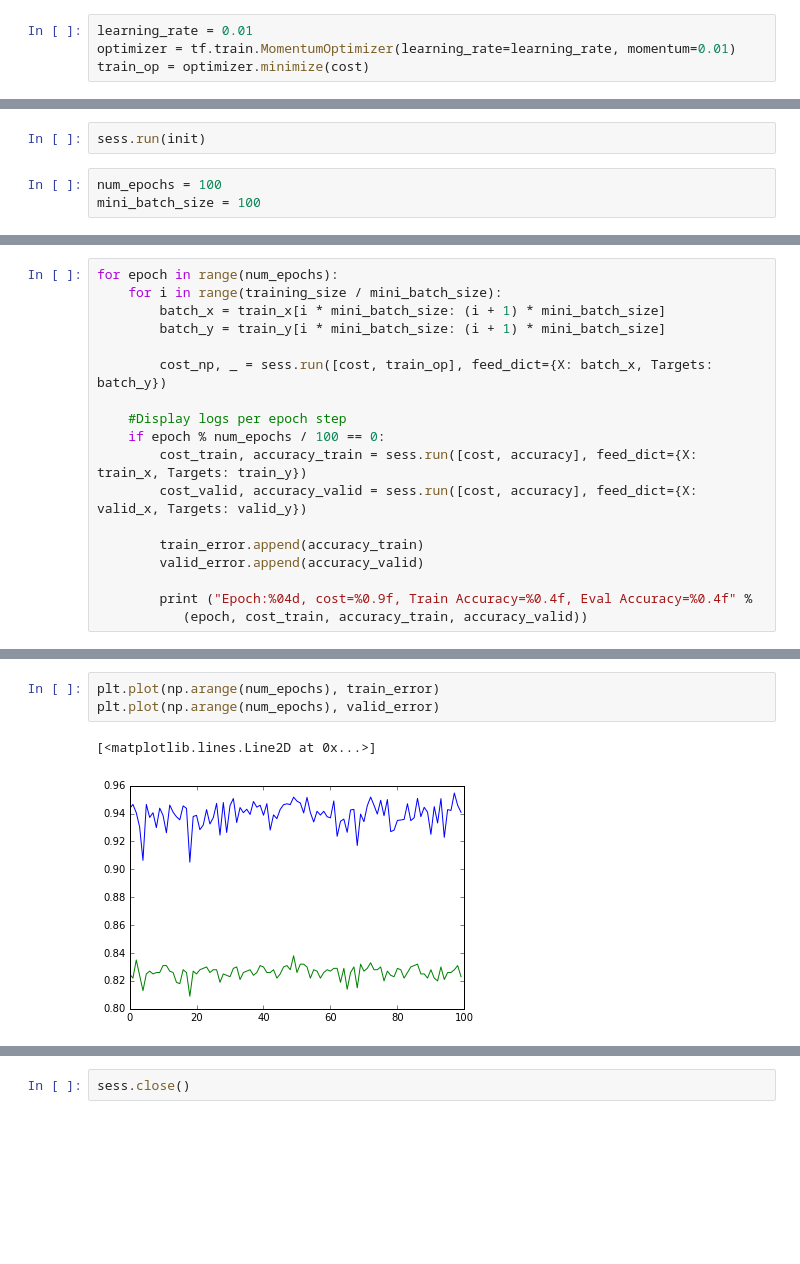
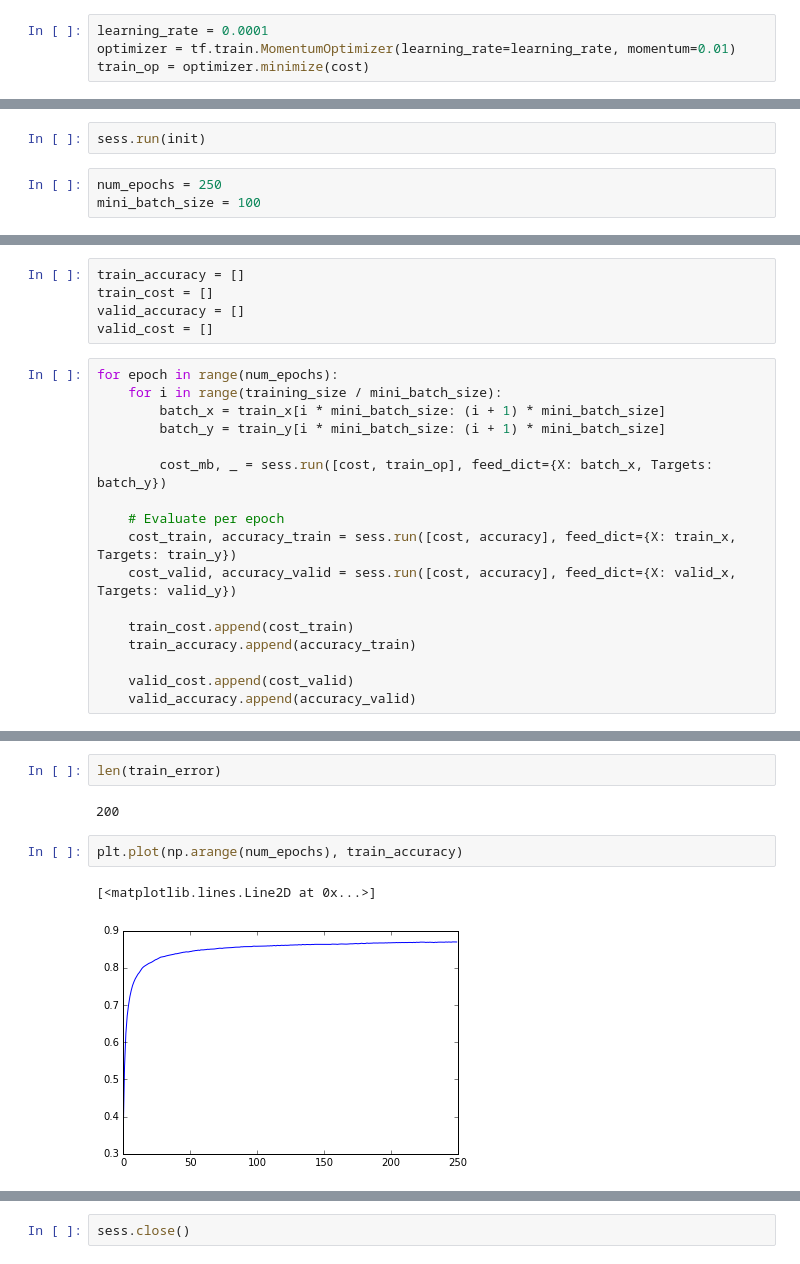
Before and after one commit to bkotzz/ece521, a Jupyter notebook: a2.ipynb, the cells around one changed output, grey strips where cells are left out. Cells and saved outputs as stored; diff of their text form; blank space fills up the shorter version.

```diff
--- a/a2.ipynb
+++ b/a2.ipynb
@@ -154,7 +156,7 @@ TensorShape([Dimension(None), Dimension(10)])
 cost_batch = tf.nn.softmax_cross_entropy_with_logits(logits=logits, labels=Targets)
 cost = tf.reduce_mean(cost_batch)
 # %%
-learning_rate = 0.01
+learning_rate = 0.0001
 optimizer = tf.train.MomentumOptimizer(learning_rate=learning_rate, momentum=0.01)
 train_op = optimizer.minimize(cost)
 # %%
@@ -167,5 +173,5 @@ init = tf.initialize_all_variables()
 # %%
 sess.run(init)
 # %%
-num_epochs = 100
+num_epochs = 250
 mini_batch_size = 100
@@ -175,18 +178,22 @@ valid_error = []
+# %%
+train_accuracy = []
+train_cost = []
+valid_accuracy = []
+valid_cost = []
 # %%
 for epoch in range(num_epochs):
     for i in range(training_size / mini_batch_size):
         batch_x = train_x[i * mini_batch_size: (i + 1) * mini_batch_size]
         batch_y = train_y[i * mini_batch_size: (i + 1) * mini_batch_size]
 
-        cost_np, _ = sess.run([cost, train_op], feed_dict={X: batch_x, Targets: batch_y})
+        cost_mb, _ = sess.run([cost, train_op], feed_dict={X: batch_x, Targets: batch_y})
 
-    #Display logs per epoch step
-    if epoch % num_epochs / 100 == 0:
-        cost_train, accuracy_train = sess.run([cost, accuracy], feed_dict={X: train_x, Targets: train_y})
-        cost_valid, accuracy_valid = sess.run([cost, accuracy], feed_dict={X: valid_x, Targets: valid_y})
+    # Evaluate per epoch
+    cost_train, accuracy_train = sess.run([cost, accuracy], feed_dict={X: train_x, Targets: train_y})
+    cost_valid, accuracy_valid = sess.run([cost, accuracy], feed_dict={X: valid_x, Targets: valid_y})
 
-        train_error.append(accuracy_train)
-        valid_error.append(accuracy_valid)
+    train_cost.append(cost_train)
+    train_accuracy.append(accuracy_train)
 
-        print ("Epoch:%04d, cost=%0.9f, Train Accuracy=%0.4f, Eval Accuracy=%0.4f" %
-           (epoch, cost_train, accuracy_train, accuracy_valid))
+    valid_cost.append(cost_valid)
+    valid_accuracy.append(accuracy_valid)
@@ -215,6 +204,9 @@ print(sess.run(accuracy, feed_dict={X: test_x, Targets: test_y}))
+# %%
+len(train_error)
+# %% [output]
+200
 # %%
-plt.plot(np.arange(num_epochs), train_error)
-plt.plot(np.arange(num_epochs), valid_error)
+plt.plot(np.arange(num_epochs), train_accuracy)
 # %% [output]
 [<matplotlib.lines.Line2D at 0x...>]
-[figure, old version]
+[figure, new version]
```
Also changed, not shown: parts of 38 cells of this notebook.
